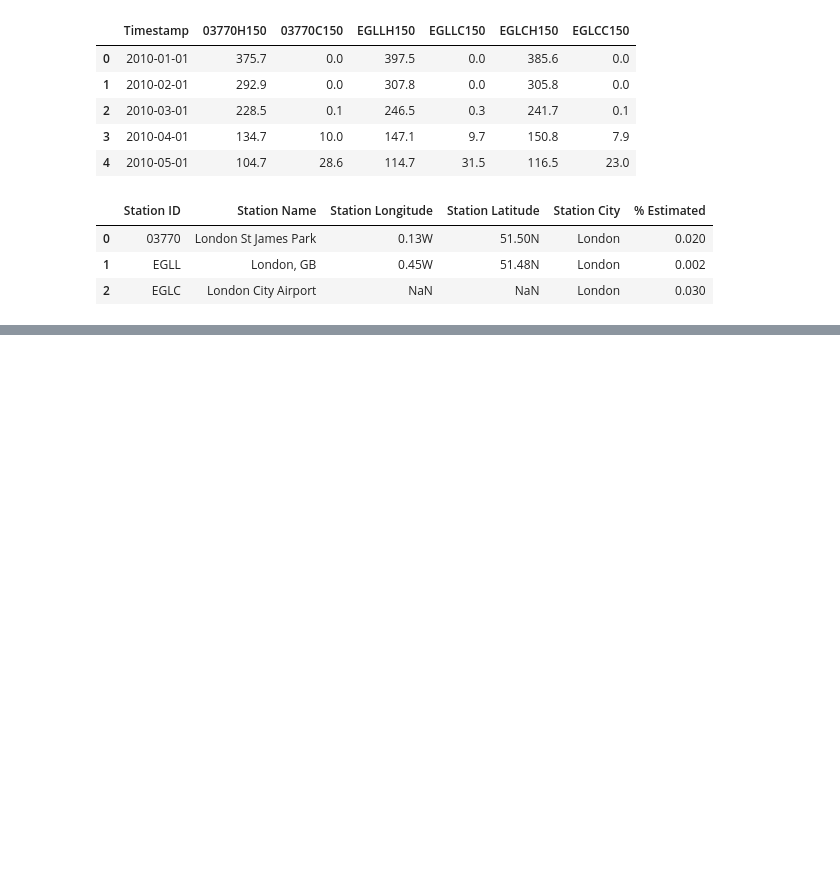
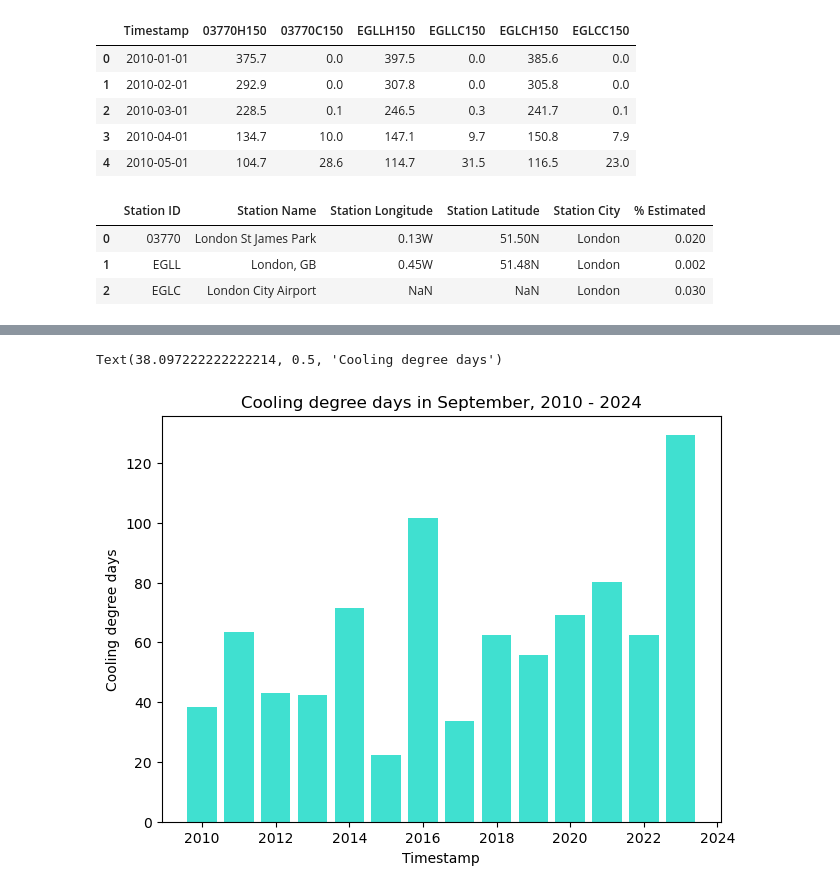
Before and after one commit to JoeyBream/weather-data, a Jupyter notebook: data.ipynb, the cells around one changed output, grey strips where cells are left out. Cells and saved outputs as stored; diff of their text form; code cells hidden in the pictures; blank space fills up the shorter version.

```diff
--- a/data.ipynb
+++ b/data.ipynb
@@ -100,0 +125,4 @@ Text(0, 0.5, 'Heating degree days')
+# %%
+# Slice data to only give September from each year
+WS_Data_Sept = WS_Data[WS_Data['Timestamp'].dt.month == 9]
+WS_Data_Sept.head()
@@ -100,0 +136,13 @@ Text(0, 0.5, 'Heating degree days')
+# %%
+## COOLING DEGREE DAYS EACH SEPTEMBER ## (Using Matplotlib)
+fig5 = plt.figure()
+x = WS_Data_Sept['Year']
+y = WS_Data_Sept['03770C150']
+chart = plt.bar(x, y, color="turquoise")
+plt.title("Cooling degree days in September, 2010 - 2024")
+plt.tight_layout()
+plt.xlabel("Timestamp")
+plt.ylabel("Cooling degree days")
+# %% [output]
+Text(38.097222222222214, 0.5, 'Cooling degree days')
+[figure, added]
```
Also changed, not shown: parts of 11 cells of this notebook.
